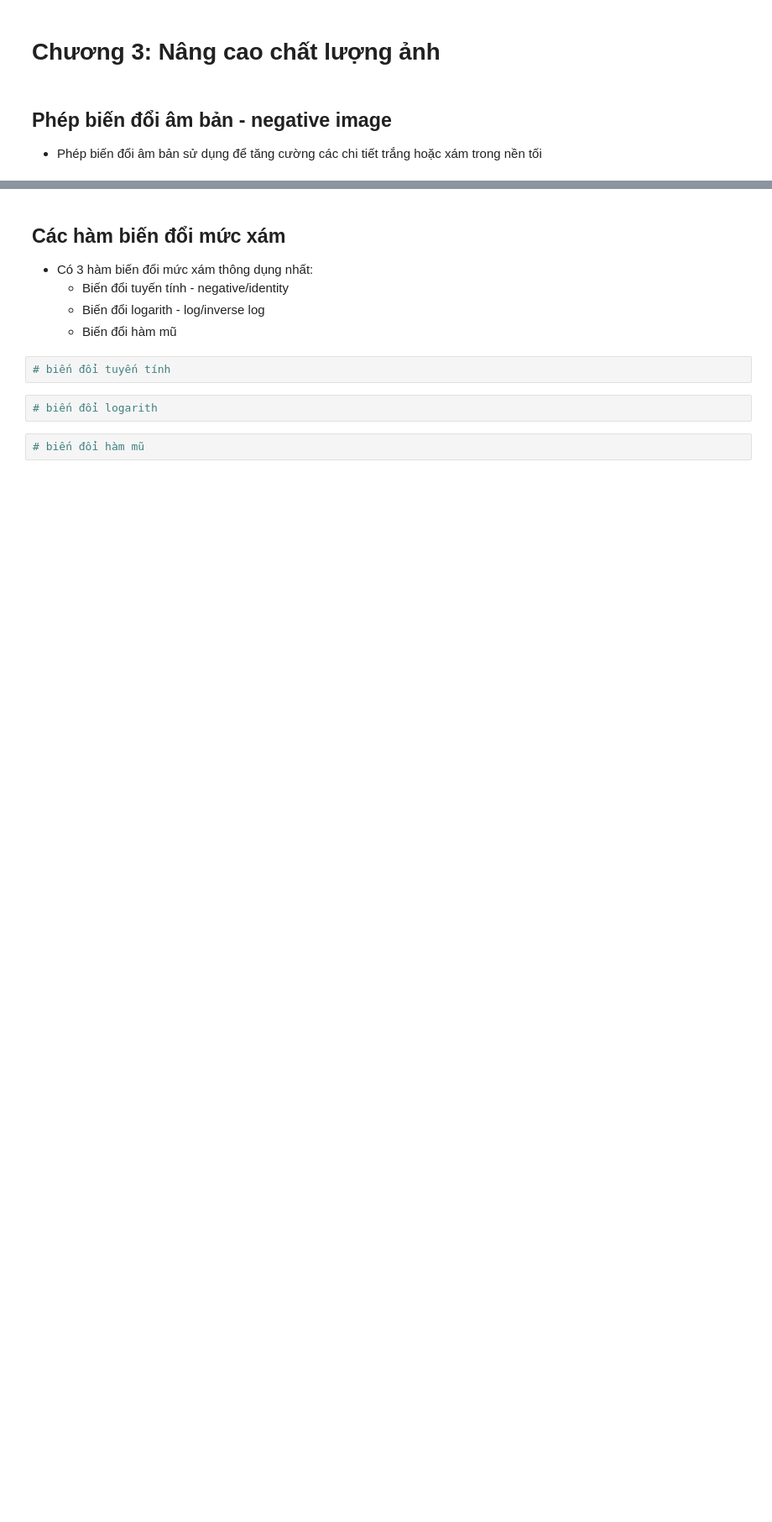
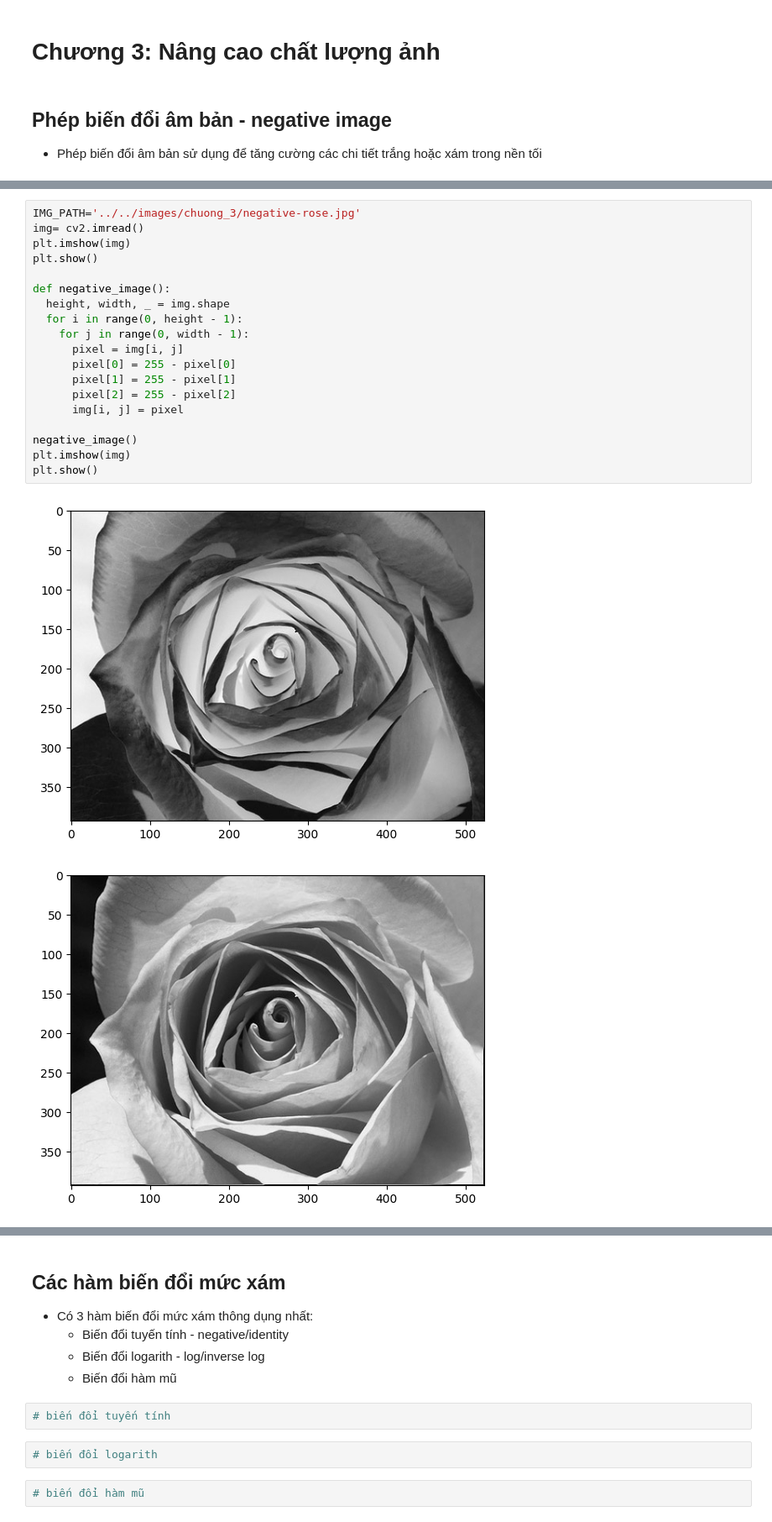
Before and after one commit to tuandev1l/image_processing, a Jupyter notebook: code/chuong_3/main.ipynb, the cells around one changed output, grey strips where cells are left out. Shown at 84% size. Saved outputs shown, nothing was run; the diff lists cells and outputs as text; blank space fills up the shorter version.

```diff
--- a/code/chuong_3/main.ipynb
+++ b/code/chuong_3/main.ipynb
@@ -21,3 +10,25 @@ error: OpenCV(4.8.1) :-1: error: (-5:Bad argument) in function 'imshow'
+# %%
+IMG_PATH='../../images/chuong_3/negative-rose.jpg'
+img= cv2.imread()
+plt.imshow(img)
+plt.show()
+
+def negative_image():
+  height, width, _ = img.shape
+  for i in range(0, height - 1):
+    for j in range(0, width - 1):
+      pixel = img[i, j]
+      pixel[0] = 255 - pixel[0]
+      pixel[1] = 255 - pixel[1]
+      pixel[2] = 255 - pixel[2]
+      img[i, j] = pixel
+
+negative_image()
+plt.imshow(img)
+plt.show()
+# %% [output]
+[figure, added]
+[figure, added]
 # %% [markdown]
 ## Phân ngưỡng - Thresholding
 - Phép biến đổi phân ngưỡng được sử dụng cho việc làm nổi bật các đối tượng cần quan tâm trên nền của ảnh
```
Also changed, not shown: parts of 14 cells of this notebook, 14 other files.
